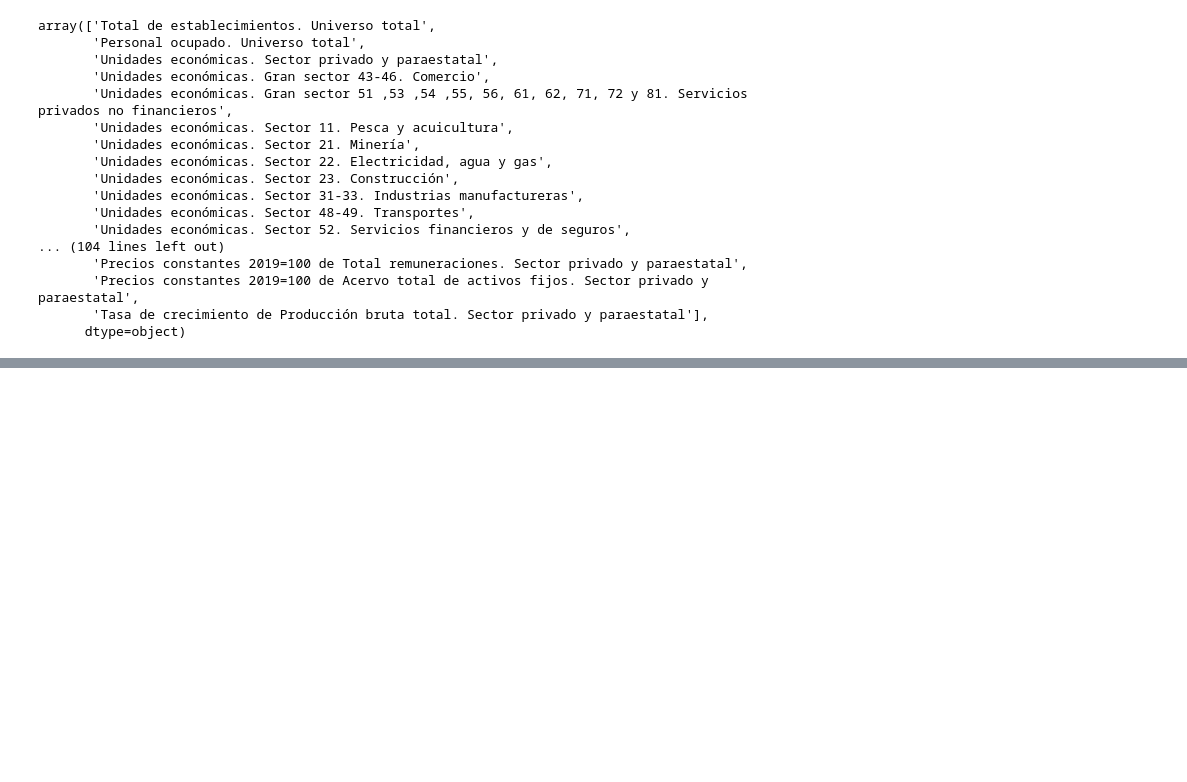
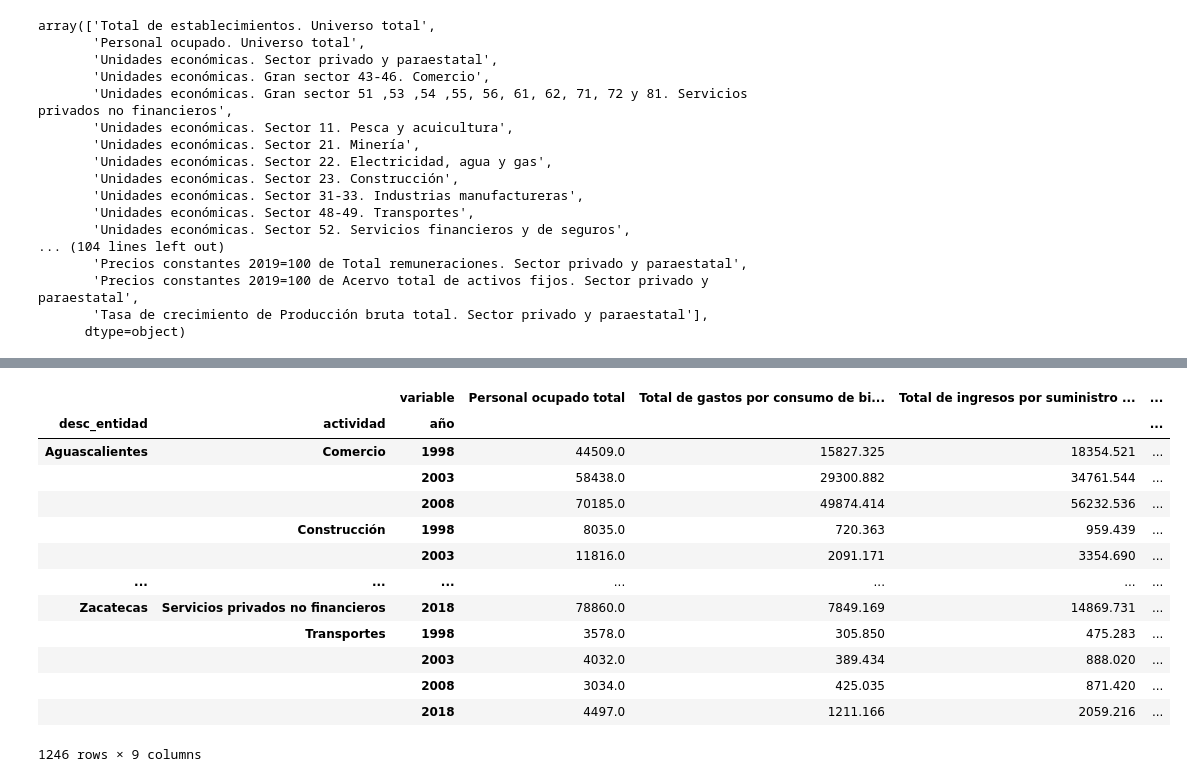
Before and after one commit to damontufar/project1, a Jupyter notebook: data_cleanup/inegi_data.ipynb, the cells around one changed output, grey strips where cells are left out. Cells and saved outputs as stored; diff of their text form; code cells hidden in the pictures; blank space fills up the shorter version.

```diff
--- a/data_cleanup/inegi_data.ipynb
+++ b/data_cleanup/inegi_data.ipynb
@@ -43,0 +208,3 @@ array(['Total de establecimientos. Universo total',
+# %%
+df2 = df2[df2.actividad != "Personal ocupado total"]
+df2 = df2[df2.actividad != " Universo total"]
@@ -43,0 +250,23 @@ array(['Total de establecimientos. Universo total',
+# %%
+table = pd.pivot_table(df2,values="valor",index=["desc_entidad", "actividad", "año"], columns="variable")
+table = table.drop(columns=["Acervo total de activos fijos","Producción bruta total"])
+table["Utilidad"] = table["Total de ingresos por suministro de bienes y servicios"]-table["Total de gastos por consumo de bienes y servicios"]
+table["Ingreso por unidad económica"] = table["Total de ingresos por suministro de bienes y servicios"]/table["Unidades económicas"]
+table["Personal promedio por unidad económica"] = table["Personal ocupado total"]/table["Unidades económicas"]
+table["Margen por unidad económica"] =table["Utilidad"]/table["Unidades económicas"]
+table
+# %% [output]
+|  |  | variable | Personal ocupado total | Total de gastos por consumo de bi... | Total de ingresos por suministro ... | ... |
+| desc_entidad | actividad | año |  |  |  | ... |
+| Aguascalientes | Comercio | 1998 | 44509.0 | 15827.325 | 18354.521 | ... |
+|  |  | 2003 | 58438.0 | 29300.882 | 34761.544 | ... |
+|  |  | 2008 | 70185.0 | 49874.414 | 56232.536 | ... |
+|  | Construcción | 1998 | 8035.0 | 720.363 | 959.439 | ... |
+|  |  | 2003 | 11816.0 | 2091.171 | 3354.690 | ... |
+| ... | ... | ... | ... | ... | ... | ... |
+| Zacatecas | Servicios privados no financieros | 2018 | 78860.0 | 7849.169 | 14869.731 | ... |
+|  | Transportes | 1998 | 3578.0 | 305.850 | 475.283 | ... |
+|  |  | 2003 | 4032.0 | 389.434 | 888.020 | ... |
+|  |  | 2008 | 3034.0 | 425.035 | 871.420 | ... |
+|  |  | 2018 | 4497.0 | 1211.166 | 2059.216 | ... |
+1246 rows × 9 columns
```
Also changed, not shown: parts of 14 cells of this notebook.
